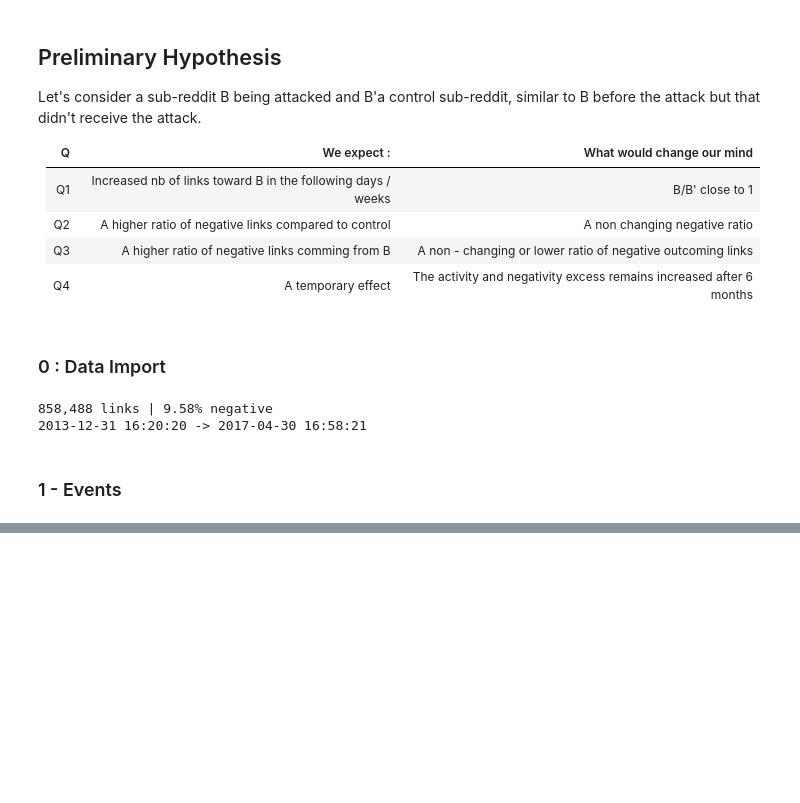
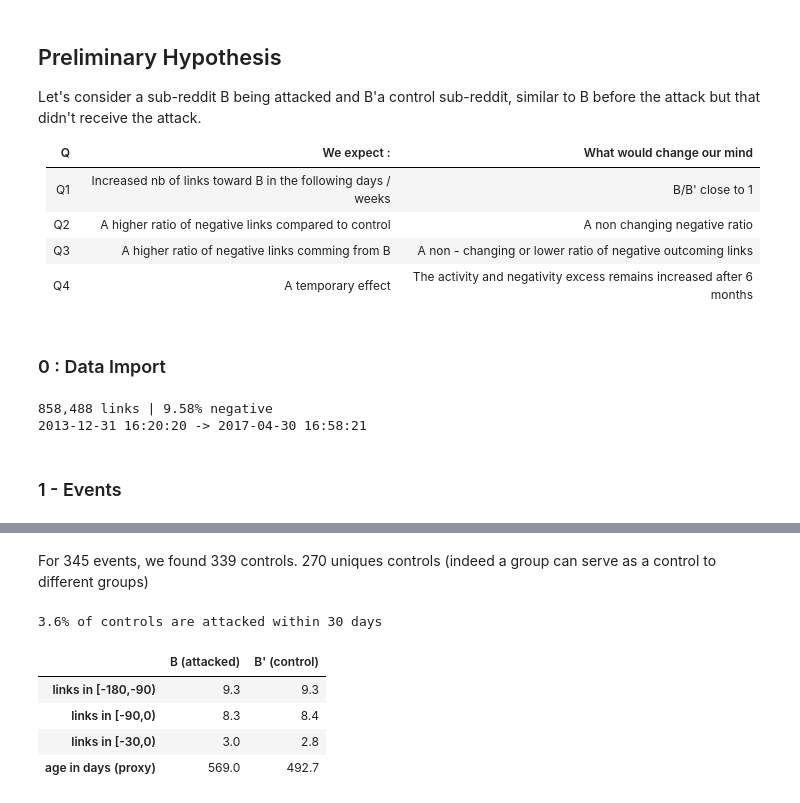
Before and after one commit to RomainFast121/ada_project, a Jupyter notebook: P2_Ch3.ipynb, the cells around one changed output, grey strips where cells are left out. Saved outputs shown, nothing was run; the diff lists cells and outputs as text; code cells hidden in the pictures; blank space fills up the shorter version.

```diff
--- a/P2_Ch3.ipynb
+++ b/P2_Ch3.ipynb
@@ -67,0 +182,38 @@ events["event_id"] = events.index
+# %% [markdown]
+For 345 events, we found 339 controls. 270 uniques controls (indeed a group can serve as a control to different groups)
+# %%
+# Flag controls that get their first negative link within 30 days after t0.
+# We keep them (dropping them would bias Q2 downward by construction) and check the effect later.
+t0_by_event = events.set_index("event_id").t0
+ctrl_t0 = t0_by_event.reindex(controls.event_id).reset_index(drop=True)
+ctrl_first_neg = first_neg_time.reindex(controls.control).reset_index(drop=True)
+controls["attacked_post30"] = (ctrl_first_neg < ctrl_t0 + 31 * DAY)    # NaT (never attacked) compares False
+print(f"{controls.attacked_post30.mean():.1%} of controls are attacked within 30 days")
+
+# Same incoming-links table and same counts as for the events: control.B plays the role of B.
+ctrl_keys = controls.merge(events[["event_id", "A", "t0"]], on="event_id").rename(columns={"control": "B"})
+ctrl_long = incoming_links(ctrl_keys, links)
+controls = add_counts(controls.rename(columns={"control": "B"}), ctrl_long)
+assert controls.elig_n.ge(MIN_LINKS).all()
+# %% [output]
+3.6% of controls are attacked within 30 days
+# %%
+# Balance table: before the attack, B and its control should look alike.
+first_seen = pd.concat([links.groupby("SOURCE_SUBREDDIT").time.min(),
+                        links.groupby("TARGET_SUBREDDIT").time.min()]).groupby(level=0).min()
+age = lambda B, t0: (t0 - first_seen.reindex(B).to_numpy()) / DAY      # days since first seen in the data (capped by 2014)
+
+ev_m = events.set_index("event_id").loc[controls.event_id]
+ct_m = controls.set_index("event_id")
+ev_age = age(ev_m.B, ev_m.t0); ct_age = age(ct_m.B, ev_m.t0.to_numpy())
+balance = pd.DataFrame({
+    "B (attacked)": [ev_m.elig_n.mean(), ev_m.pre90_n.mean(), ev_m.pre30_n.mean(), ev_age.mean()],
+    "B' (control)": [ct_m.elig_n.mean(), ct_m.pre90_n.mean(), ct_m.pre30_n.mean(), ct_age.mean()],
+}, index=["links in [-180,-90)", "links in [-90,0)", "links in [-30,0)", "age in days (proxy)"])
+display(balance.round(1))
+# %% [output]
+|  | B (attacked) | B' (control) |
+| links in [-180,-90) | 9.3 | 9.3 |
+| links in [-90,0) | 8.3 | 8.4 |
+| links in [-30,0) | 3.0 | 2.8 |
+| age in days (proxy) | 569.0 | 492.7 |
```
Also changed, not shown: parts of 10 cells of this notebook.
